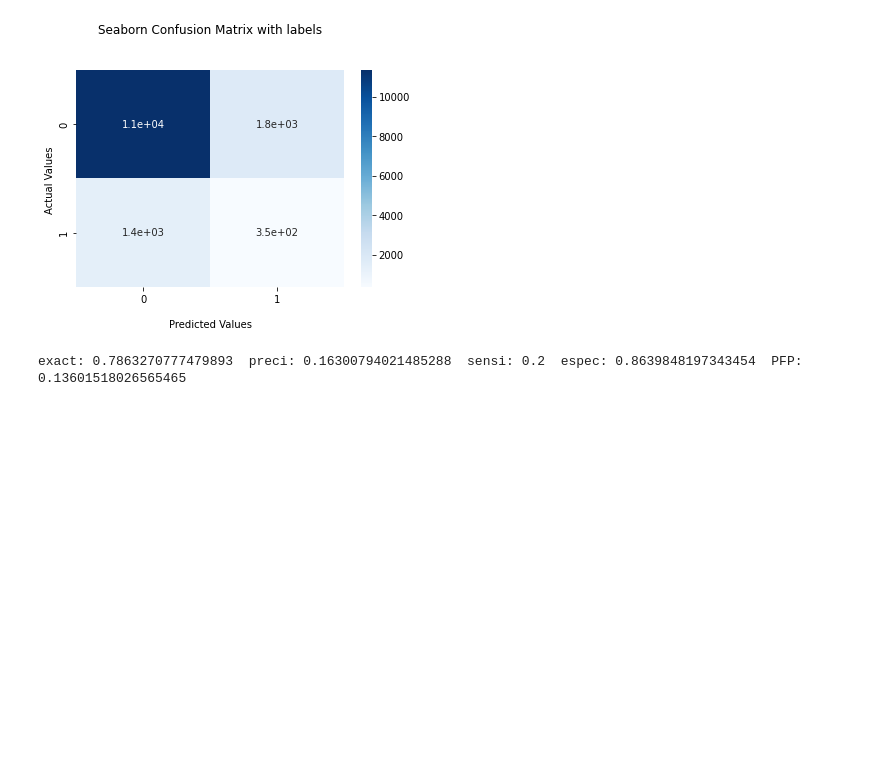
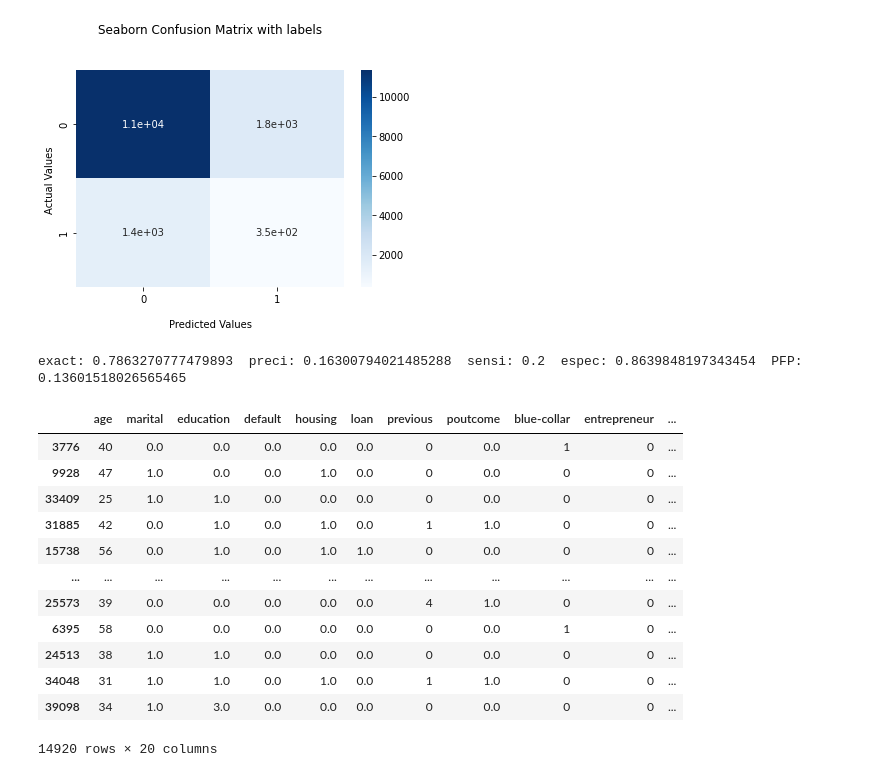
Before and after one commit to estebanhernandezr/Entregas-Semanales, a Jupyter notebook: AndreyEsteban_LizarazoHernandez_proyecto4.ipynb, the cells around one changed output. Saved outputs shown, nothing was run; the diff lists cells and outputs as text; code cells hidden in the pictures; blank space fills up the shorter version.

```diff
--- a/AndreyEsteban_LizarazoHernandez_proyecto4.ipynb
+++ b/AndreyEsteban_LizarazoHernandez_proyecto4.ipynb
@@ -437,3 +436,21 @@ print('exact:', exactitud, ' preci:', precision, ' sensi:', sensibilidad, ' espe
 # %% [output]
 [figure]
 exact: 0.7863270777479893  preci: 0.16300794021485288  sensi: 0.2  espec: 0.8639848197343454  PFP: 0.13601518026565465
+# %%
+predic = pd.DataFrame(kmeans_model_def.predict(X_test_def)).set_index(X_test_def.index)
+dataset_def = pd.concat([X_test_def, predic], axis=1)
+dataset_def
+# %% [output]
+|  | age | marital | education | default | housing | loan | previous | poutcome | blue-collar | entrepreneur | ... |
+| 3776 | 40 | 0.0 | 0.0 | 0.0 | 0.0 | 0.0 | 0 | 0.0 | 1 | 0 | ... |
+| 9928 | 47 | 1.0 | 0.0 | 0.0 | 1.0 | 0.0 | 0 | 0.0 | 0 | 0 | ... |
+| 33409 | 25 | 1.0 | 1.0 | 0.0 | 0.0 | 0.0 | 0 | 0.0 | 0 | 0 | ... |
+| 31885 | 42 | 0.0 | 1.0 | 0.0 | 1.0 | 0.0 | 1 | 1.0 | 0 | 0 | ... |
+| 15738 | 56 | 0.0 | 1.0 | 0.0 | 1.0 | 1.0 | 0 | 0.0 | 0 | 0 | ... |
+| ... | ... | ... | ... | ... | ... | ... | ... | ... | ... | ... | ... |
+| 25573 | 39 | 0.0 | 0.0 | 0.0 | 0.0 | 0.0 | 4 | 1.0 | 0 | 0 | ... |
+| 6395 | 58 | 0.0 | 0.0 | 0.0 | 0.0 | 0.0 | 0 | 0.0 | 1 | 0 | ... |
+| 24513 | 38 | 1.0 | 1.0 | 0.0 | 0.0 | 0.0 | 0 | 0.0 | 0 | 0 | ... |
+| 34048 | 31 | 1.0 | 1.0 | 0.0 | 1.0 | 0.0 | 1 | 1.0 | 0 | 0 | ... |
+| 39098 | 34 | 1.0 | 3.0 | 0.0 | 0.0 | 0.0 | 0 | 0.0 | 0 | 0 | ... |
+14920 rows × 20 columns
```
Also changed, not shown: parts of 5 cells of this notebook.
